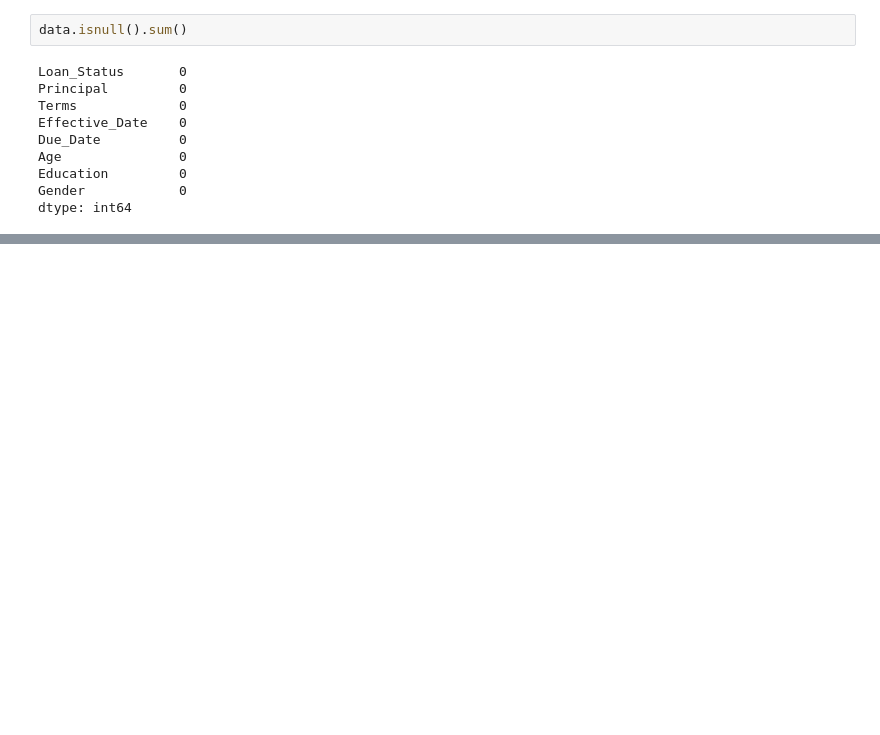
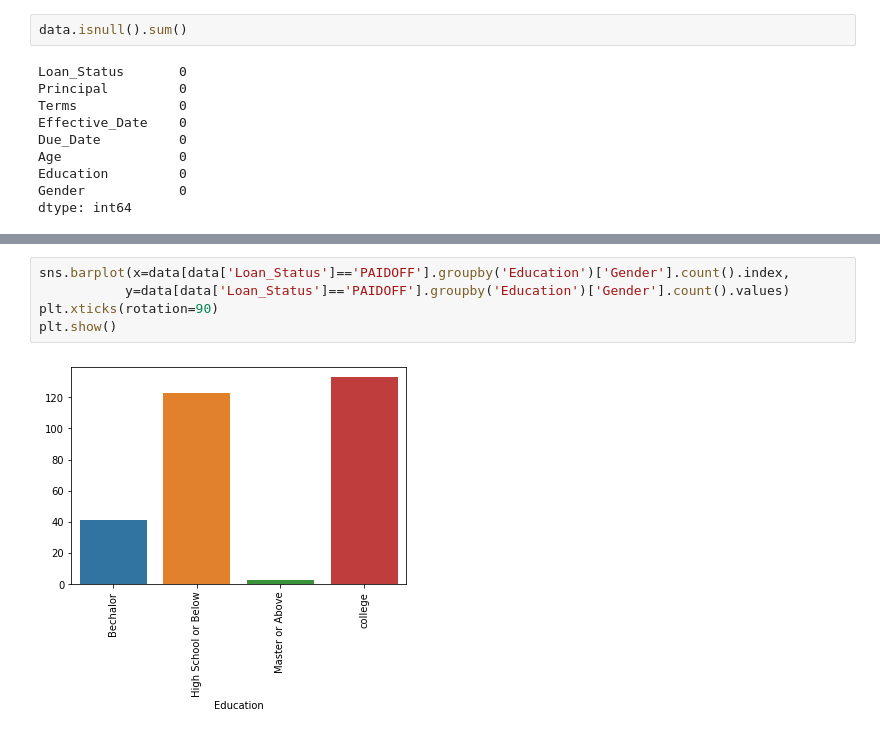
Before and after one commit to shahzadahsan97/Loan-Prediction, a Jupyter notebook: loan.ipynb, the cells around one changed output, grey strips where cells are left out. Saved outputs shown, nothing was run; the diff lists cells and outputs as text; blank space fills up the shorter version.

```diff
--- a/loan.ipynb
+++ b/loan.ipynb
@@ -293,0 +305,7 @@ dtype: int64
+# %%
+sns.barplot(x=data[data['Loan_Status']=='PAIDOFF'].groupby('Education')['Gender'].count().index,
+           y=data[data['Loan_Status']=='PAIDOFF'].groupby('Education')['Gender'].count().values)
+plt.xticks(rotation=90)
+plt.show()
+# %% [output]
+[figure, added]
```
Also changed, not shown: parts of 5 cells of this notebook.
